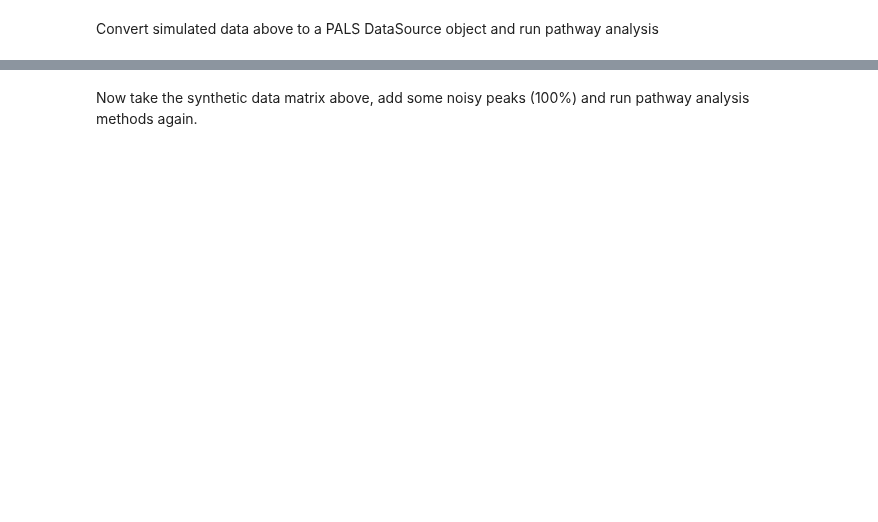
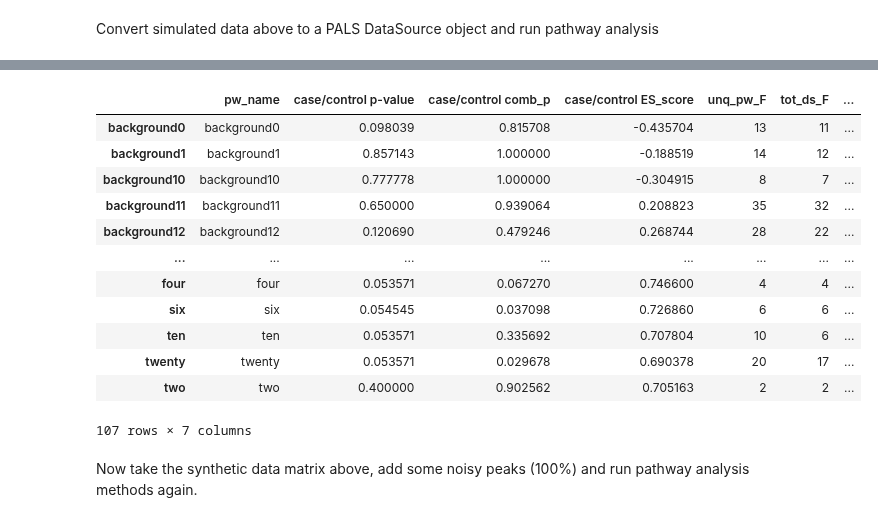
Before and after one commit to glasgowcompbio/PALS, a Jupyter notebook: notebooks/manuscript/adding_pathway_noise.ipynb, the cells around one changed output, grey strips where cells are left out. Drawn from its saved outputs; the diff is of its cells as text; code cells hidden in the pictures; blank space fills up the shorter version.

```diff
--- a/notebooks/manuscript/adding_pathway_noise.ipynb
+++ b/notebooks/manuscript/adding_pathway_noise.ipynb
@@ -78,4 +144,5 @@ ora_df.sort_values('pw_name')
 # %%
 gsea = GSEA(ds, num_resamples=gsea_resamples, method=gsea_ranking_method)
-gsea_df = gsea.get_pathway_df()
+gsea_df = gsea.get_results()
 gsea_df.sort_values('pw_name')
+# %% [output]
@@ -82,3 +156,16 @@ gsea_df.sort_values('pw_name')
+|  | pw_name | case/control p-value | case/control comb_p | case/control ES_score | unq_pw_F | tot_ds_F | ... |
+| background0 | background0 | 0.098039 | 0.815708 | -0.435704 | 13 | 11 | ... |
+| background1 | background1 | 0.857143 | 1.000000 | -0.188519 | 14 | 12 | ... |
+| background10 | background10 | 0.777778 | 1.000000 | -0.304915 | 8 | 7 | ... |
+| background11 | background11 | 0.650000 | 0.939064 | 0.208823 | 35 | 32 | ... |
+| background12 | background12 | 0.120690 | 0.479246 | 0.268744 | 28 | 22 | ... |
+| ... | ... | ... | ... | ... | ... | ... | ... |
+| four | four | 0.053571 | 0.067270 | 0.746600 | 4 | 4 | ... |
+| six | six | 0.054545 | 0.037098 | 0.726860 | 6 | 6 | ... |
+| ten | ten | 0.053571 | 0.335692 | 0.707804 | 10 | 6 | ... |
+| twenty | twenty | 0.053571 | 0.029678 | 0.690378 | 20 | 17 | ... |
+| two | two | 0.400000 | 0.902562 | 0.705163 | 2 | 2 | ... |
+107 rows × 7 columns
 # %% [markdown]
 Now take the synthetic data matrix above, add some noisy peaks (100%) and run pathway analysis methods again.
 # %%
```
Also changed, not shown: parts of 40 cells of this notebook, 1 other file.
